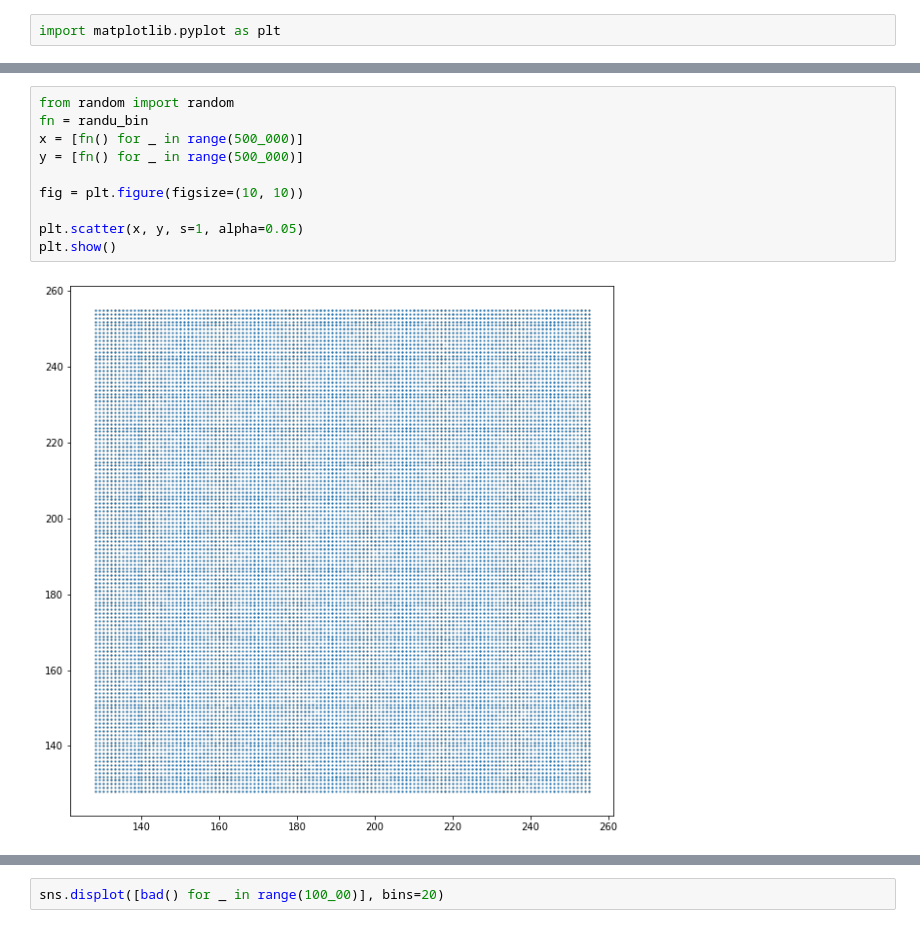
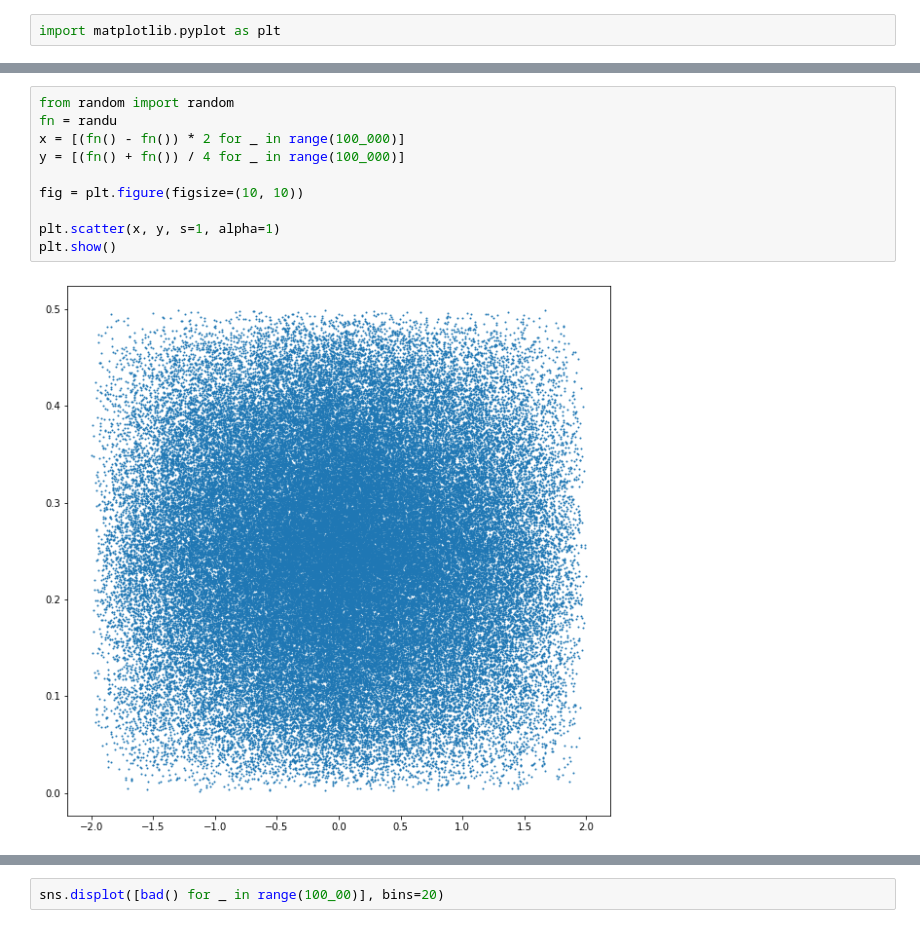
Before and after one commit to Yomguithereal/psia-python-advanced, a Jupyter notebook: experiments/PRNG.ipynb, the cells around one changed output, grey strips where cells are left out. Saved outputs shown, nothing was run; the diff lists cells and outputs as text.

```diff
--- a/experiments/PRNG.ipynb
+++ b/experiments/PRNG.ipynb
@@ -101,13 +129,13 @@ plt.show()
 # %%
 from random import random
-fn = randu_bin
-x = [fn() for _ in range(500_000)]
-y = [fn() for _ in range(500_000)]
+fn = randu
+x = [(fn() - fn()) * 2 for _ in range(100_000)]
+y = [(fn() + fn()) / 4 for _ in range(100_000)]
 
 fig = plt.figure(figsize=(10, 10))
 
-plt.scatter(x, y, s=1, alpha=0.05)
+plt.scatter(x, y, s=1, alpha=1)
 plt.show()
 # %% [output]
-[figure, old version]
+[figure, new version]
 # %%
```
Also changed, not shown: parts of 14 cells of this notebook.
